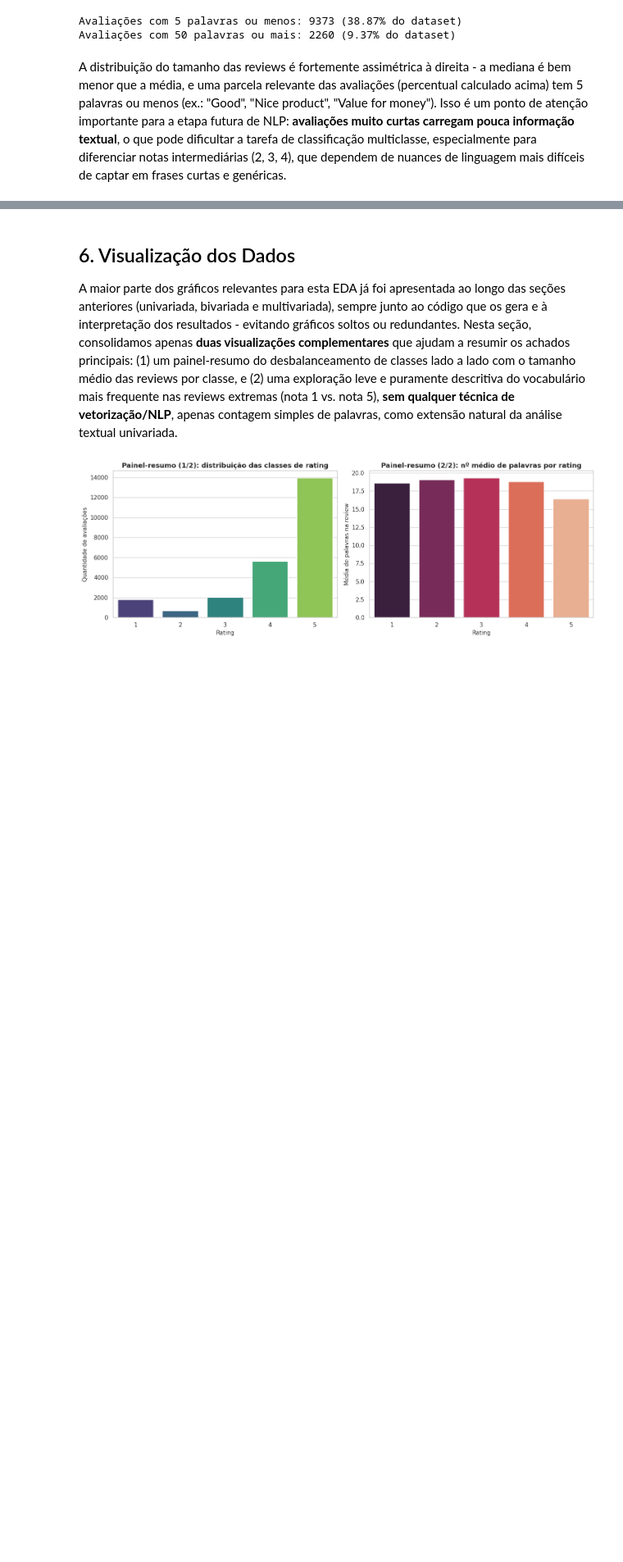
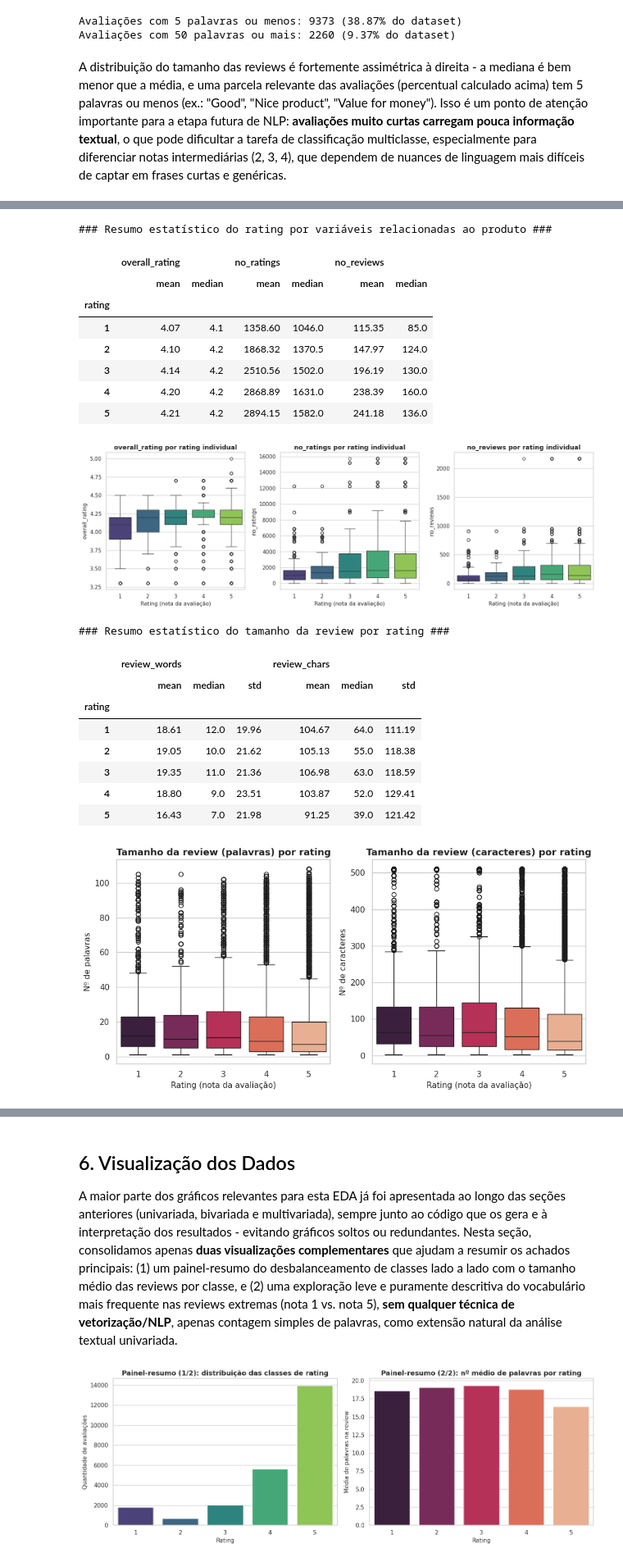
Before and after one commit to Saikonfate/TDE1-IA, a Jupyter notebook: EDA_Análise_de_Revisões_de_Compras.ipynb, the cells around one changed output, grey strips where cells are left out. Shown at 82% size. Saved outputs shown, nothing was run; the diff lists cells and outputs as text; code cells hidden in the pictures; blank space fills up the shorter version.

```diff
--- a/EDA_Análise_de_Revisões_de_Compras.ipynb
+++ b/EDA_Análise_de_Revisões_de_Compras.ipynb
@@ -901,0 +908,11 @@ curtas e genéricas.
+# %%
+# Helper para verificar a existência de colunas
+def check_columns(dataframe_input, cols):
+    if not isinstance(dataframe_input, pd.DataFrame):
+        print("Erro interno: Objeto passado para 'check_columns' não é um DataFrame válido.")
+        return []
+    existing_cols = [col for col in cols if col in dataframe_input.columns]
+    if len(existing_cols) != len(cols):
+        missing = set(cols) - set(existing_cols)
+        print(f"Atenção: As seguintes colunas não foram encontradas no DataFrame: {', '.join(missing)}")
+    return existing_cols
@@ -901,0 +925,67 @@ curtas e genéricas.
+# %%
+# Variáveis numéricas relacionadas ao produto que podem influenciar o rating individual
+prod_related_cols = ["overall_rating", "no_ratings", "no_reviews"]
+existing_prod_related_cols = check_columns(df, prod_related_cols)
+
+if existing_prod_related_cols and "rating" in df.columns:
+    print("### Resumo estatístico do rating por variáveis relacionadas ao produto ###")
+    agg_por_rating_prod = df.groupby("rating")[existing_prod_related_cols].agg(["mean", "median"])
+    display(agg_por_rating_prod.round(2))
+
+    fig, axes = plt.subplots(1, len(existing_prod_related_cols), figsize=(5 * len(existing_prod_related_cols), 5))
+    if len(existing_prod_related_cols) == 1:
+        axes = [axes]
+
+    for ax, col in zip(axes, existing_prod_related_cols):
+        sns.boxplot(x="rating", y=col, data=df, ax=ax, palette="viridis")
+        ax.set_title(f"{col} por rating individual")
+        ax.set_xlabel("Rating (nota da avaliação)")
+        ax.set_ylabel(col)
+    plt.tight_layout()
+    plt.show()
+else:
+    print("Não foi possível realizar a análise: as colunas 'rating' ou as variáveis relacionadas ao produto não foram encontradas.")
+
+# Relação entre rating e tamanho da review (palavras)
+text_len_cols = ["review_words", "review_chars"]
+existing_text_len_cols = check_columns(df, text_len_cols)
+
+if existing_text_len_cols and "rating" in df.columns:
+    print("\n### Resumo estatístico do tamanho da review por rating ###")
+    agg_por_rating_text = df.groupby("rating")[existing_text_len_cols].agg(["mean", "median", "std"])
+    display(agg_por_rating_text.round(2))
+
+    fig, axes = plt.subplots(1, len(existing_text_len_cols), figsize=(5 * len(existing_text_len_cols), 5))
+    if len(existing_text_len_cols) == 1:
+        axes = [axes]
+
+    for ax, col in zip(axes, existing_text_len_cols):
+        sns.boxplot(x="rating", y=col, data=df, ax=ax, palette="rocket")
+        ax.set_title(f"Tamanho da review ({'palavras' if 'words' in col else 'caracteres'}) por rating")
+        ax.set_xlabel("Rating (nota da avaliação)")
+        ax.set_ylabel(f"Nº de {'palavras' if 'words' in col else 'caracteres'}")
+    plt.tight_layout()
+    plt.show()
+else:
+    print("Não foi possível realizar a análise: as colunas 'rating' ou as variáveis de tamanho de texto não foram encontradas.")
+# %% [output]
+### Resumo estatístico do rating por variáveis relacionadas ao produto ###
+|  | overall_rating |  | no_ratings |  | no_reviews |  |
+|  | mean | median | mean | median | mean | median |
+| rating |  |  |  |  |  |  |
+| 1 | 4.07 | 4.1 | 1358.60 | 1046.0 | 115.35 | 85.0 |
+| 2 | 4.10 | 4.2 | 1868.32 | 1370.5 | 147.97 | 124.0 |
+| 3 | 4.14 | 4.2 | 2510.56 | 1502.0 | 196.19 | 130.0 |
+| 4 | 4.20 | 4.2 | 2868.89 | 1631.0 | 238.39 | 160.0 |
+| 5 | 4.21 | 4.2 | 2894.15 | 1582.0 | 241.18 | 136.0 |
+[figure, added]
+### Resumo estatístico do tamanho da review por rating ###
+|  | review_words |  |  | review_chars |  |  |
+|  | mean | median | std | mean | median | std |
+| rating |  |  |  |  |  |  |
+| 1 | 18.61 | 12.0 | 19.96 | 104.67 | 64.0 | 111.19 |
+| 2 | 19.05 | 10.0 | 21.62 | 105.13 | 55.0 | 118.38 |
+| 3 | 19.35 | 11.0 | 21.36 | 106.98 | 63.0 | 118.59 |
+| 4 | 18.80 | 9.0 | 23.51 | 103.87 | 52.0 | 129.41 |
+| 5 | 16.43 | 7.0 | 21.98 | 91.25 | 39.0 | 121.42 |
+[figure, added]
```
Also changed, not shown: parts of 13 cells of this notebook.
